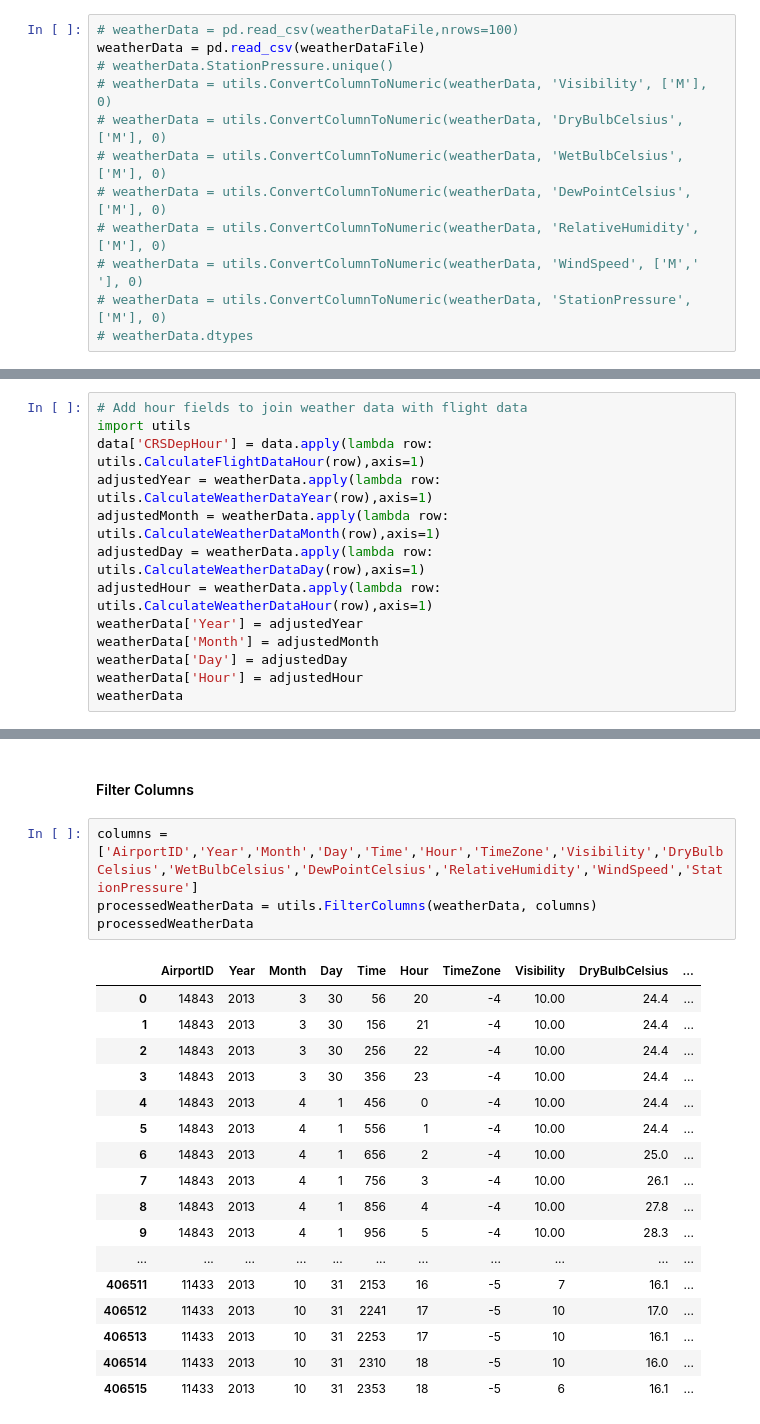
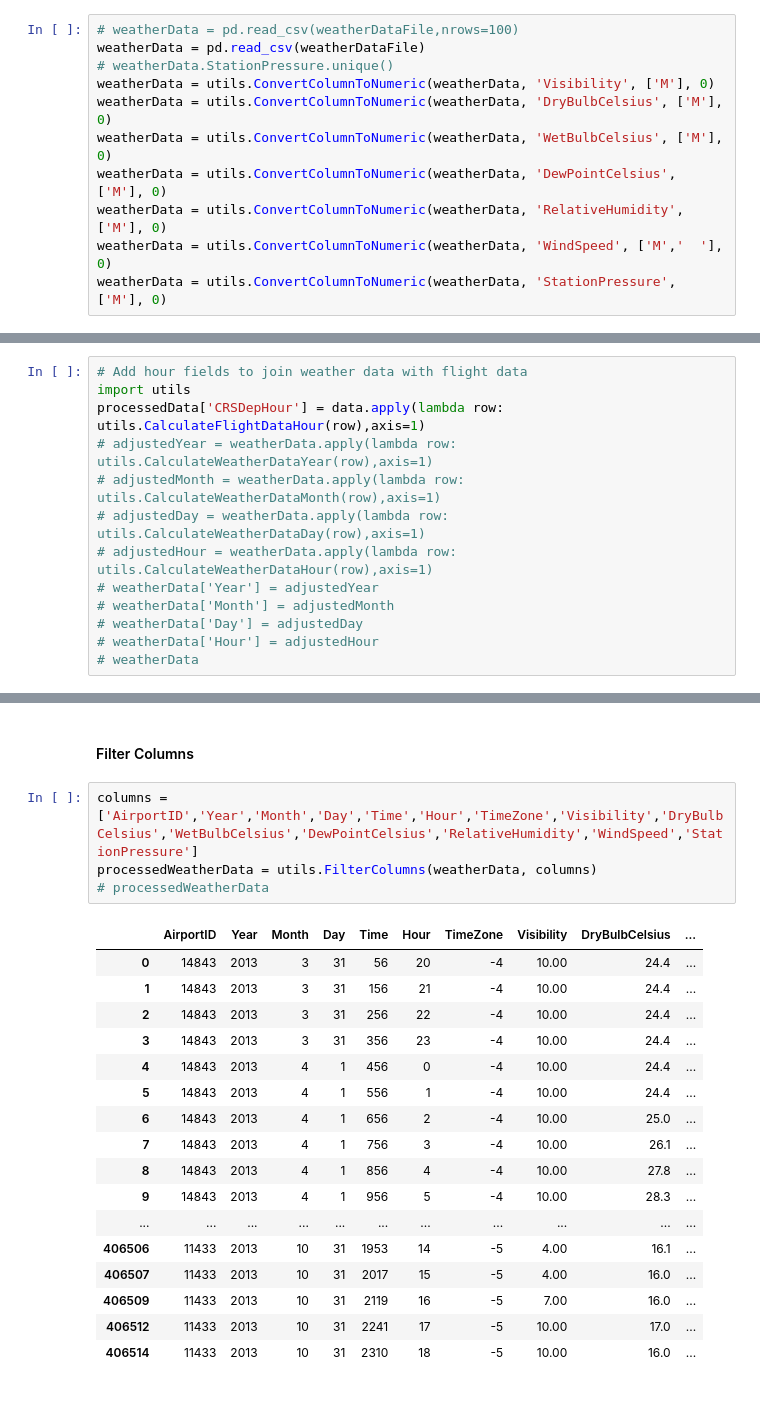
Before and after one commit to npalacio/IntroToAI, a Jupyter notebook: Homework/Project/Work/Flight Prediction.ipynb, the cells around one changed output, grey strips where cells are left out. Cells and saved outputs as stored; diff of their text form.

```diff
--- a/Homework/Project/Work/Flight Prediction.ipynb
+++ b/Homework/Project/Work/Flight Prediction.ipynb
@@ -217,11 +217,10 @@ plt.title('RMSE by Algorithm')
 # weatherData = pd.read_csv(weatherDataFile,nrows=100)
 weatherData = pd.read_csv(weatherDataFile)
 # weatherData.StationPressure.unique()
-# weatherData = utils.ConvertColumnToNumeric(weatherData, 'Visibility', ['M'], 0)
-# weatherData = utils.ConvertColumnToNumeric(weatherData, 'DryBulbCelsius', ['M'], 0)
-# weatherData = utils.ConvertColumnToNumeric(weatherData, 'WetBulbCelsius', ['M'], 0)
-# weatherData = utils.ConvertColumnToNumeric(weatherData, 'DewPointCelsius', ['M'], 0)
-# weatherData = utils.ConvertColumnToNumeric(weatherData, 'RelativeHumidity', ['M'], 0)
-# weatherData = utils.ConvertColumnToNumeric(weatherData, 'WindSpeed', ['M','  '], 0)
-# weatherData = utils.ConvertColumnToNumeric(weatherData, 'StationPressure', ['M'], 0)
-# weatherData.dtypes
+weatherData = utils.ConvertColumnToNumeric(weatherData, 'Visibility', ['M'], 0)
+weatherData = utils.ConvertColumnToNumeric(weatherData, 'DryBulbCelsius', ['M'], 0)
+weatherData = utils.ConvertColumnToNumeric(weatherData, 'WetBulbCelsius', ['M'], 0)
+weatherData = utils.ConvertColumnToNumeric(weatherData, 'DewPointCelsius', ['M'], 0)
+weatherData = utils.ConvertColumnToNumeric(weatherData, 'RelativeHumidity', ['M'], 0)
+weatherData = utils.ConvertColumnToNumeric(weatherData, 'WindSpeed', ['M','  '], 0)
+weatherData = utils.ConvertColumnToNumeric(weatherData, 'StationPressure', ['M'], 0)
@@ -236,13 +227,13 @@ weatherData = pd.read_csv(weatherDataFile)
 # %%
 # Add hour fields to join weather data with flight data
 import utils
-data['CRSDepHour'] = data.apply(lambda row: utils.CalculateFlightDataHour(row),axis=1)
-adjustedYear = weatherData.apply(lambda row: utils.CalculateWeatherDataYear(row),axis=1)
-adjustedMonth = weatherData.apply(lambda row: utils.CalculateWeatherDataMonth(row),axis=1)
-adjustedDay = weatherData.apply(lambda row: utils.CalculateWeatherDataDay(row),axis=1)
-adjustedHour = weatherData.apply(lambda row: utils.CalculateWeatherDataHour(row),axis=1)
-weatherData['Year'] = adjustedYear
-weatherData['Month'] = adjustedMonth
-weatherData['Day'] = adjustedDay
-weatherData['Hour'] = adjustedHour
-weatherData
+processedData['CRSDepHour'] = data.apply(lambda row: utils.CalculateFlightDataHour(row),axis=1)
+# adjustedYear = weatherData.apply(lambda row: utils.CalculateWeatherDataYear(row),axis=1)
+# adjustedMonth = weatherData.apply(lambda row: utils.CalculateWeatherDataMonth(row),axis=1)
+# adjustedDay = weatherData.apply(lambda row: utils.CalculateWeatherDataDay(row),axis=1)
+# adjustedHour = weatherData.apply(lambda row: utils.CalculateWeatherDataHour(row),axis=1)
+# weatherData['Year'] = adjustedYear
+# weatherData['Month'] = adjustedMonth
+# weatherData['Day'] = adjustedDay
+# weatherData['Hour'] = adjustedHour
+# weatherData
@@ -270,13 +242,13 @@ weatherData
 # %%
 columns = ['AirportID','Year','Month','Day','Time','Hour','TimeZone','Visibility','DryBulbCelsius','WetBulbCelsius','DewPointCelsius','RelativeHumidity','WindSpeed','StationPressure']
 processedWeatherData = utils.FilterColumns(weatherData, columns)
-processedWeatherData
+# processedWeatherData
 # %% [output]
 |  | AirportID | Year | Month | Day | Time | Hour | TimeZone | Visibility | DryBulbCelsius | ... |
-| 0 | 14843 | 2013 | 3 | 30 | 56 | 20 | -4 | 10.00 | 24.4 | ... |
-| 1 | 14843 | 2013 | 3 | 30 | 156 | 21 | -4 | 10.00 | 24.4 | ... |
-| 2 | 14843 | 2013 | 3 | 30 | 256 | 22 | -4 | 10.00 | 24.4 | ... |
-| 3 | 14843 | 2013 | 3 | 30 | 356 | 23 | -4 | 10.00 | 24.4 | ... |
+| 0 | 14843 | 2013 | 3 | 31 | 56 | 20 | -4 | 10.00 | 24.4 | ... |
+| 1 | 14843 | 2013 | 3 | 31 | 156 | 21 | -4 | 10.00 | 24.4 | ... |
+| 2 | 14843 | 2013 | 3 | 31 | 256 | 22 | -4 | 10.00 | 24.4 | ... |
+| 3 | 14843 | 2013 | 3 | 31 | 356 | 23 | -4 | 10.00 | 24.4 | ... |
 | 4 | 14843 | 2013 | 4 | 1 | 456 | 0 | -4 | 10.00 | 24.4 | ... |
 | 5 | 14843 | 2013 | 4 | 1 | 556 | 1 | -4 | 10.00 | 24.4 | ... |
 | 6 | 14843 | 2013 | 4 | 1 | 656 | 2 | -4 | 10.00 | 25.0 | ... |
@@ -284,8 +256,8 @@ processedWeatherData
 | 8 | 14843 | 2013 | 4 | 1 | 856 | 4 | -4 | 10.00 | 27.8 | ... |
 | 9 | 14843 | 2013 | 4 | 1 | 956 | 5 | -4 | 10.00 | 28.3 | ... |
 | ... | ... | ... | ... | ... | ... | ... | ... | ... | ... | ... |
-| 406511 | 11433 | 2013 | 10 | 31 | 2153 | 16 | -5 | 7 | 16.1 | ... |
-| 406512 | 11433 | 2013 | 10 | 31 | 2241 | 17 | -5 | 10 | 17.0 | ... |
-| 406513 | 11433 | 2013 | 10 | 31 | 2253 | 17 | -5 | 10 | 16.1 | ... |
-| 406514 | 11433 | 2013 | 10 | 31 | 2310 | 18 | -5 | 10 | 16.0 | ... |
-| 406515 | 11433 | 2013 | 10 | 31 | 2353 | 18 | -5 | 6 | 16.1 | ... |
+| 406506 | 11433 | 2013 | 10 | 31 | 1953 | 14 | -5 | 4.00 | 16.1 | ... |
+| 406507 | 11433 | 2013 | 10 | 31 | 2017 | 15 | -5 | 4.00 | 16.0 | ... |
+| 406509 | 11433 | 2013 | 10 | 31 | 2119 | 16 | -5 | 7.00 | 16.0 | ... |
+| 406512 | 11433 | 2013 | 10 | 31 | 2241 | 17 | -5 | 10.00 | 17.0 | ... |
+| 406514 | 11433 | 2013 | 10 | 31 | 2310 | 18 | -5 | 10.00 | 16.0 | ... |
```
Also changed, not shown: parts of 24 cells of this notebook, 1 other file.
